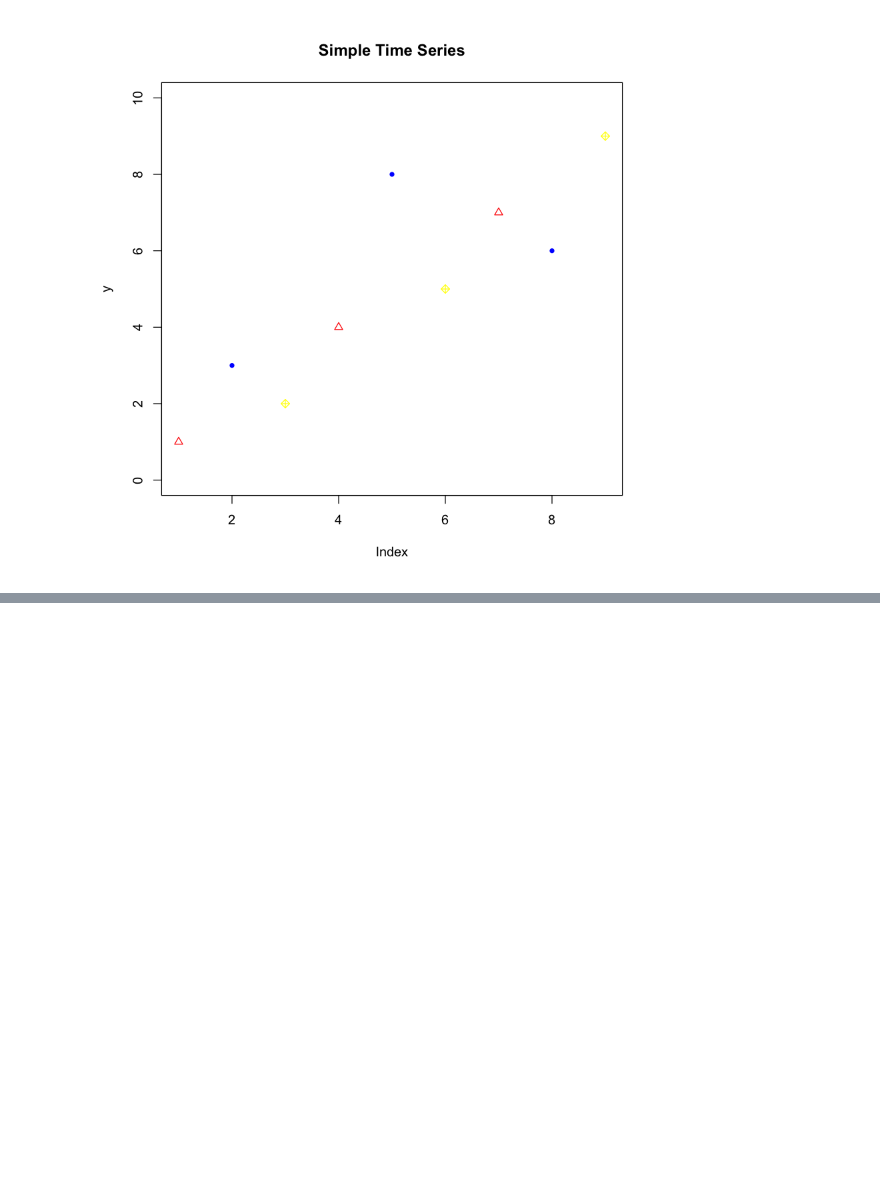
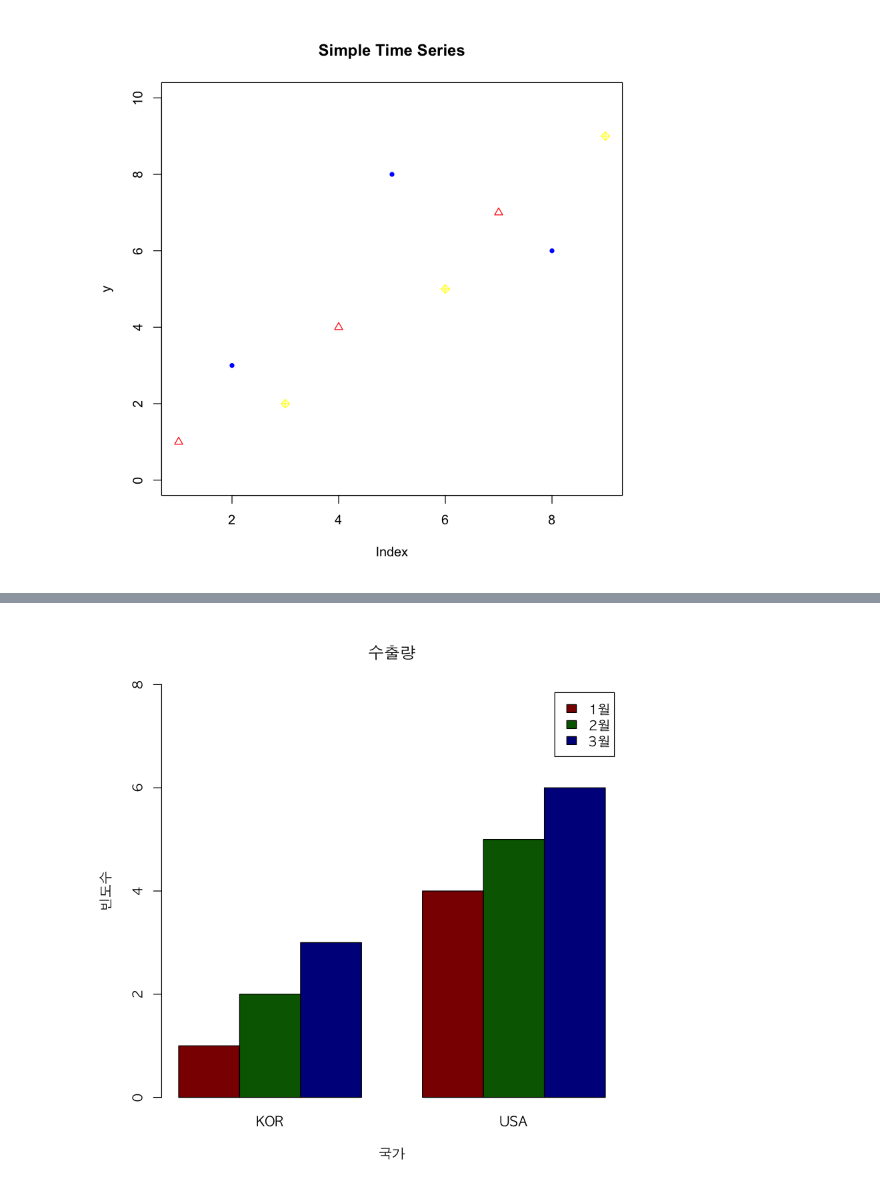
Before and after one commit to swyoo39/R_base, a Jupyter notebook: R_base/09.데이터시각화.ipynb, the cells around one changed output, grey strips where cells are left out. Drawn from its saved outputs; the diff is of its cells as text; code cells hidden in the pictures; blank space fills up the shorter version.

```diff
--- a/R_base/09.데이터시각화.ipynb
+++ b/R_base/09.데이터시각화.ipynb
@@ -197,0 +289,18 @@ plot(x,y,
+# %%
+# 누적 막대그래프 분리 후 열별 label 붙이기
+par(family="AppleGothic")
+rownames(x) <- c('1월','2월','3월')
+barplot(x,
+    beside = T, # 누적된 부분 해체
+    ylim = c(0,8),
+    names = c('KOR','USA'),
+    #names = c(1:6),
+    main = '수출량',
+    xlab = '국가',
+    ylab = '빈도수',
+    col = c('dark red','dark green','dark blue'),
+    # 월별 legend를 만들기 위해서 rownames 만들기
+    legend.text = T, # 그래프랑 겹칠 수 있음 : ylim 조절
+)
+# %% [output]
+[figure, added]
```
Also changed, not shown: parts of 33 cells of this notebook, 4 other files.
